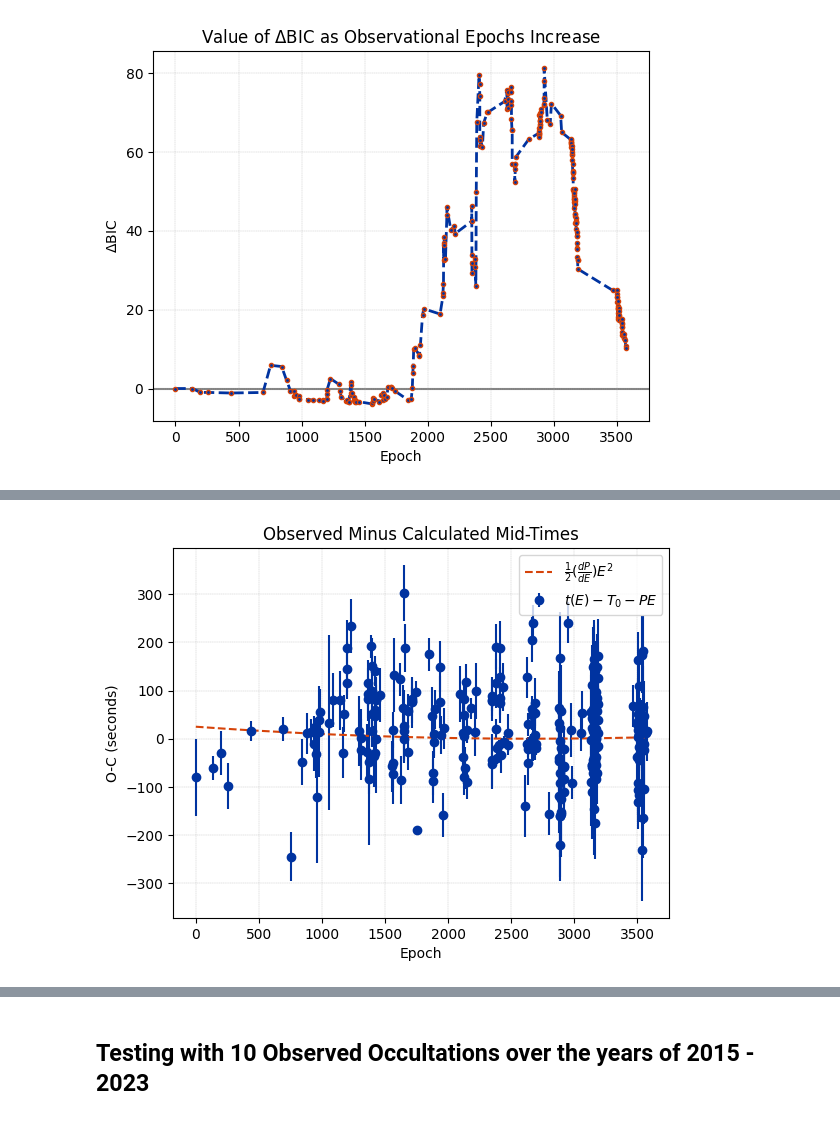
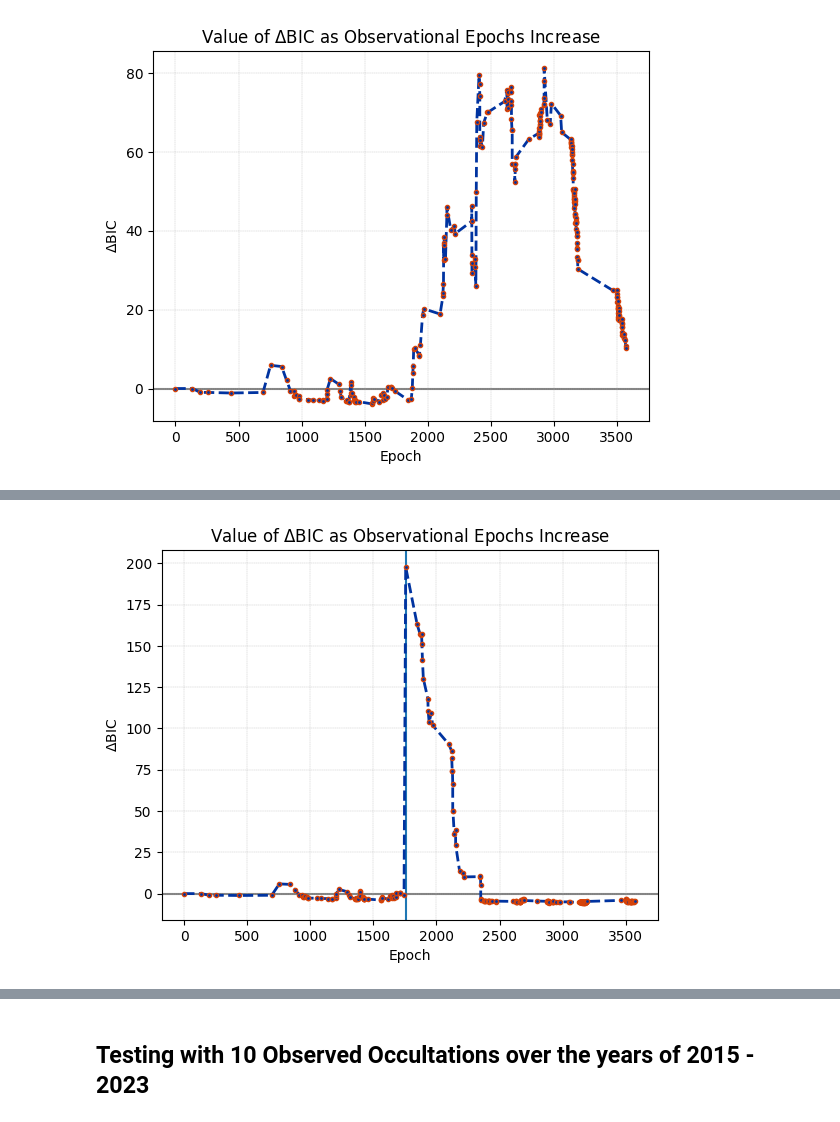
Before and after one commit to maliabarker/tres3-occultation, a Jupyter notebook: tres_5b.ipynb, the cells around one changed output, grey strips where cells are left out. Cells and saved outputs as stored; diff of their text form; code cells hidden in the pictures.

```diff
--- a/tres_5b.ipynb
+++ b/tres_5b.ipynb
@@ -176,7 +280,7 @@ mid_occultation_times_bjd
 ### Adding one occultation into data
 # %%
 new_occ_time = mid_occultation_times_bjd.value[0]
-new_occ_epoch = get_epochs_for_new_data(np.array([new_occ_time]), ephemeris_obj1.timing_data.mid_times[0], 1.482246865, "occ")
+new_occ_epoch = get_epochs_for_new_data(np.array([new_occ_time]), ephemeris_obj1.get_model_ephemeris("linear")["conjunction_time"], 1.482246865, "occ")
 # %%
 new_epochs = np.append(epochs, new_occ_epoch)
 new_mid_times = np.append(mid_times, new_occ_time)
@@ -198,4 +298,5 @@ ephemeris_obj2.plot_running_delta_bic()
-# %%
-ephemeris_obj2.plot_oc_plot()
-# %% [output]
-[figure, removed]
+# %%
+plt.axvline(new_occ_epoch)
+ephemeris_obj2.plot_running_delta_bic()
+# %% [output]
+[figure, added]
```
Also changed, not shown: parts of 15 cells of this notebook, 8 other files.
